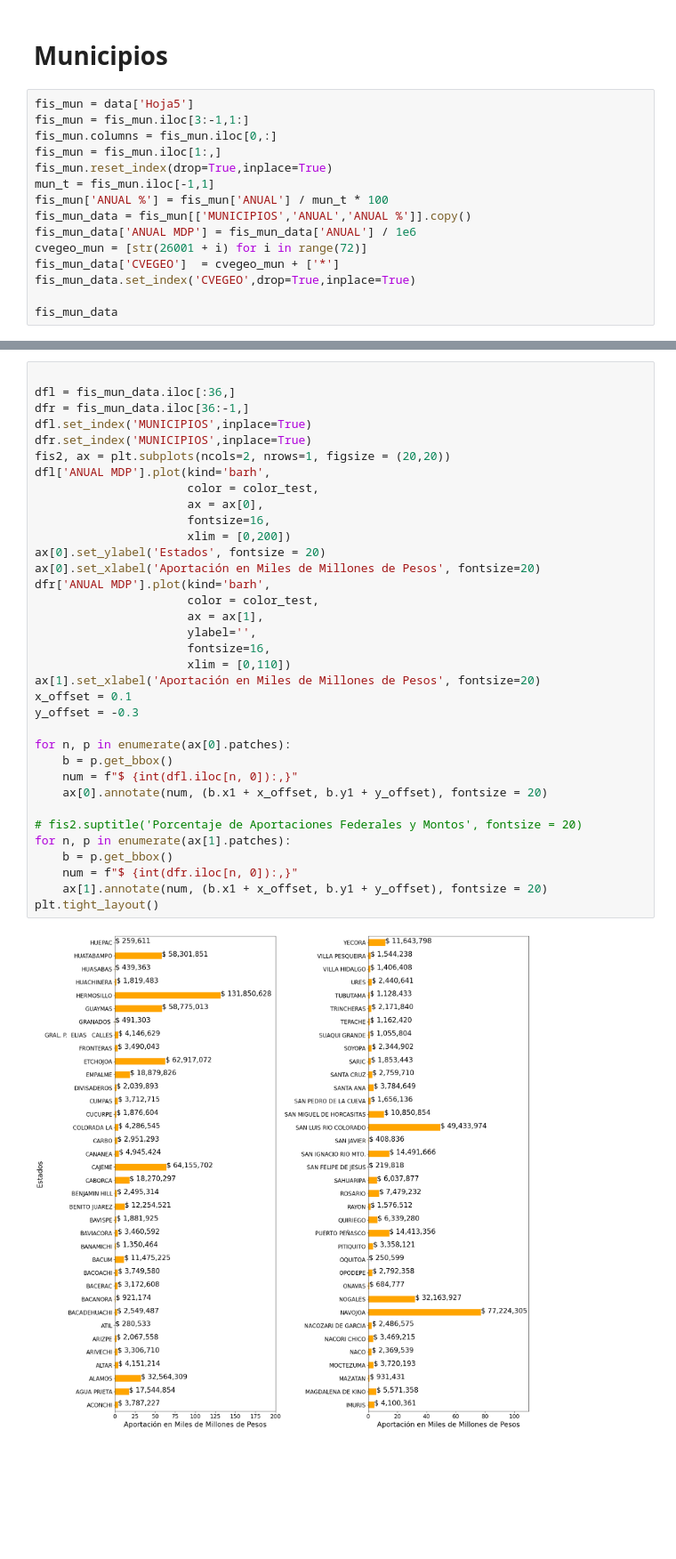
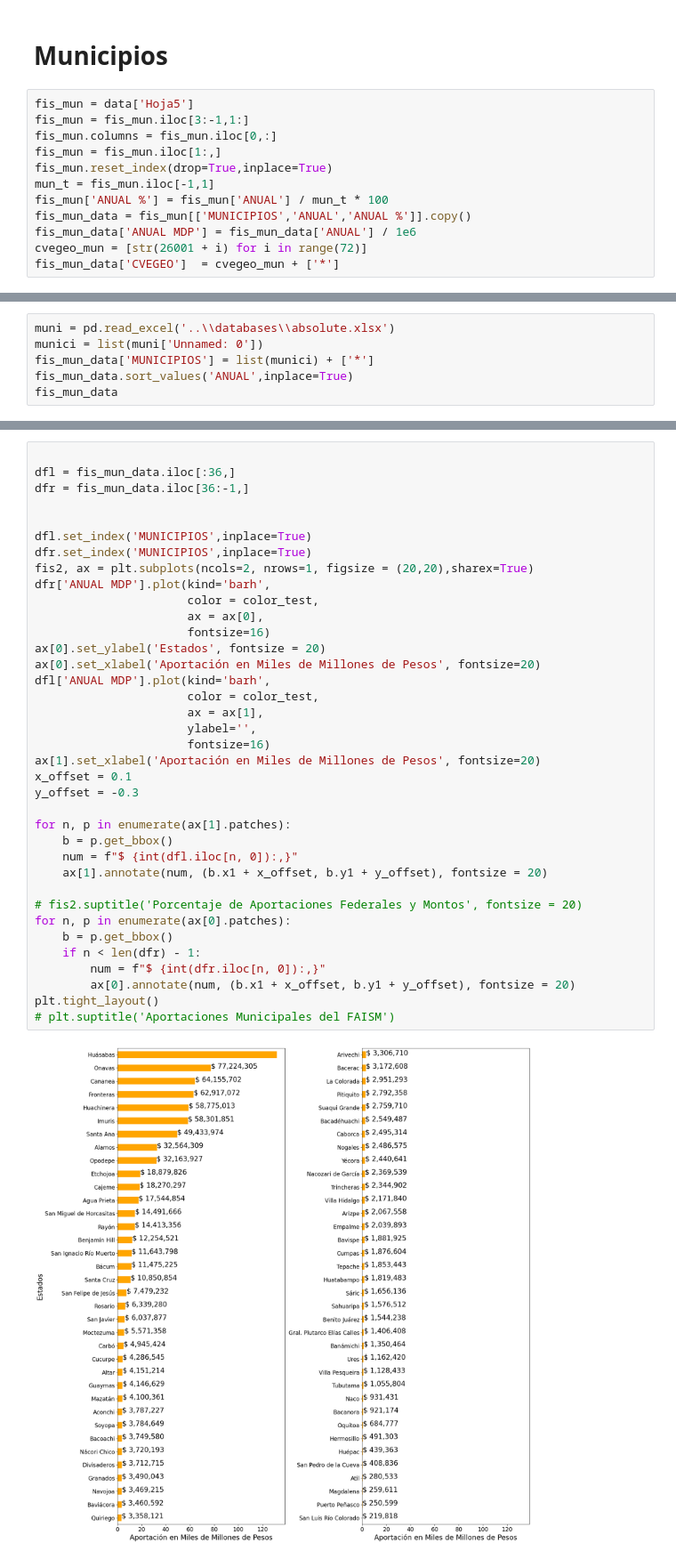
Before and after one commit to Dust1920/SIM26, a Jupyter notebook: transform/articulo_revista.ipynb, the cells around one changed output, grey strips where cells are left out. Shown at 89% size. Drawn from its saved outputs; the diff is of its cells as text; blank space fills up the shorter version.

```diff
--- a/transform/articulo_revista.ipynb
+++ b/transform/articulo_revista.ipynb
@@ -424,6 +433,3 @@ fis_mun_data = fis_mun[['MUNICIPIOS','ANUAL','ANUAL %']].copy()
 fis_mun_data['ANUAL MDP'] = fis_mun_data['ANUAL'] / 1e6
 cvegeo_mun = [str(26001 + i) for i in range(72)]
 fis_mun_data['CVEGEO']  = cvegeo_mun + ['*']
-fis_mun_data.set_index('CVEGEO',drop=True,inplace=True)
-
-fis_mun_data
@@ -444,0 +436,6 @@ fis_mun_data
+# %%
+muni = pd.read_excel('..\\databases\\absolute.xlsx')
+munici = list(muni['Unnamed: 0'])
+fis_mun_data['MUNICIPIOS'] = list(munici) + ['*']
+fis_mun_data.sort_values('ANUAL',inplace=True)
+fis_mun_data
@@ -445,37 +456,39 @@ fis_mun_data
 # %%
 
 dfl = fis_mun_data.iloc[:36,]
 dfr = fis_mun_data.iloc[36:-1,]
+
+
 dfl.set_index('MUNICIPIOS',inplace=True)
 dfr.set_index('MUNICIPIOS',inplace=True)
-fis2, ax = plt.subplots(ncols=2, nrows=1, figsize = (20,20))
-dfl['ANUAL MDP'].plot(kind='barh',
+fis2, ax = plt.subplots(ncols=2, nrows=1, figsize = (20,20),sharex=True)
+dfr['ANUAL MDP'].plot(kind='barh',
                       color = color_test,
                       ax = ax[0],
-                      fontsize=16,
-                      xlim = [0,200])
+                      fontsize=16)
 ax[0].set_ylabel('Estados', fontsize = 20)
 ax[0].set_xlabel('Aportación en Miles de Millones de Pesos', fontsize=20)
-dfr['ANUAL MDP'].plot(kind='barh',
+dfl['ANUAL MDP'].plot(kind='barh',
                       color = color_test,
                       ax = ax[1],
                       ylabel='',
-                      fontsize=16,
-                      xlim = [0,110])
+                      fontsize=16)
 ax[1].set_xlabel('Aportación en Miles de Millones de Pesos', fontsize=20)
 x_offset = 0.1
 y_offset = -0.3
 
+for n, p in enumerate(ax[1].patches):
+    b = p.get_bbox()
+    num = f"$ {int(dfl.iloc[n, 0]):,}"
+    ax[1].annotate(num, (b.x1 + x_offset, b.y1 + y_offset), fontsize = 20)
+
+# fis2.suptitle('Porcentaje de Aportaciones Federales y Montos', fontsize = 20)
 for n, p in enumerate(ax[0].patches):
     b = p.get_bbox()
-    num = f"$ {int(dfl.iloc[n, 0]):,}"
-    ax[0].annotate(num, (b.x1 + x_offset, b.y1 + y_offset), fontsize = 20)
-
-# fis2.suptitle('Porcentaje de Aportaciones Federales y Montos', fontsize = 20)
-for n, p in enumerate(ax[1].patches):
-    b = p.get_bbox()
-    num = f"$ {int(dfr.iloc[n, 0]):,}"
-    ax[1].annotate(num, (b.x1 + x_offset, b.y1 + y_offset), fontsize = 20)
+    if n < len(dfr) - 1:
+        num = f"$ {int(dfr.iloc[n, 0]):,}"
+        ax[0].annotate(num, (b.x1 + x_offset, b.y1 + y_offset), fontsize = 20)
 plt.tight_layout()
+# plt.suptitle('Aportaciones Municipales del FAISM')
 # %% [output]
-[figure, old version]
+[figure, new version]
```
Also changed, not shown: parts of 5 cells of this notebook, 12 other files.
